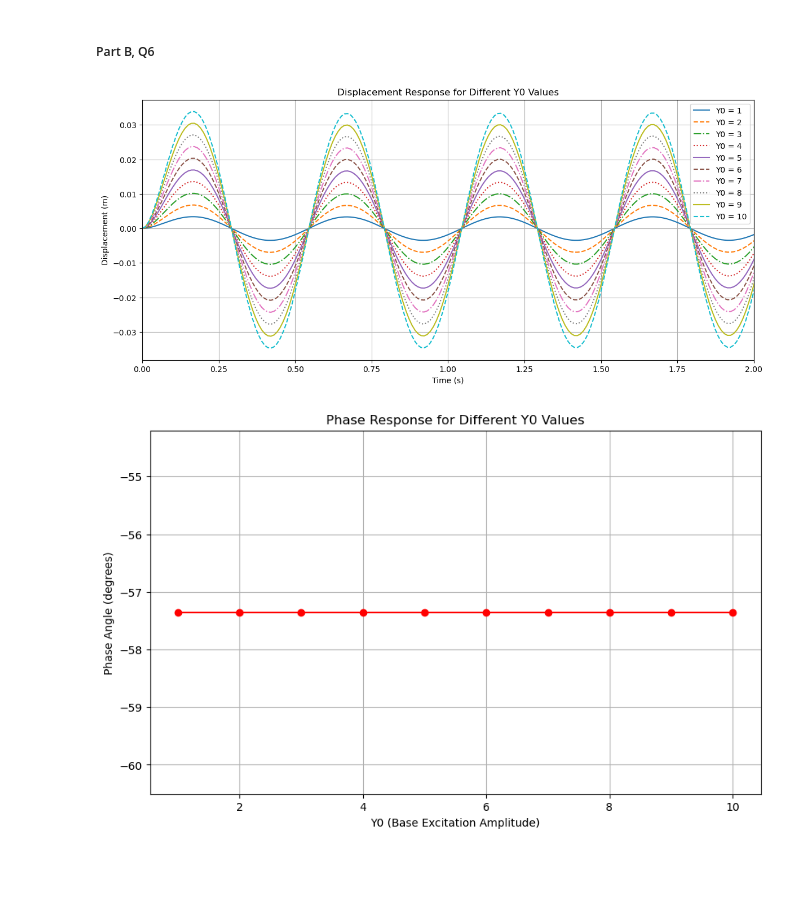
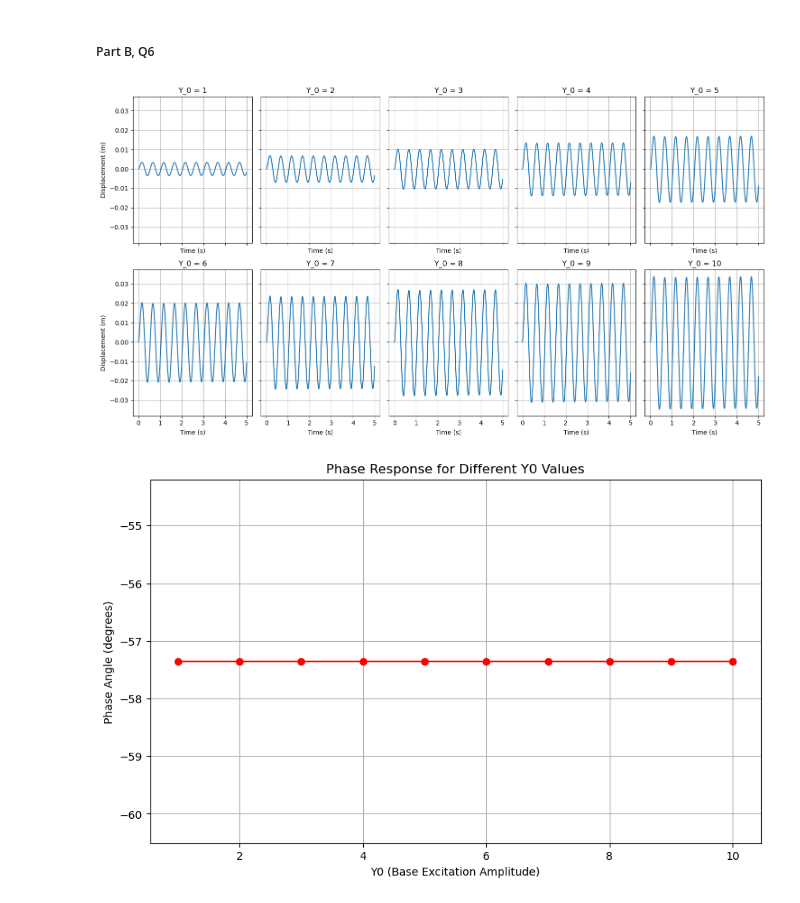
Before and after one commit to Duks31/vibrations, a Jupyter notebook: main.ipynb, the cells around one changed output. Drawn from its saved outputs; the diff is of its cells as text; code cells hidden in the pictures; blank space fills up the shorter version.

```diff
--- a/main.ipynb
+++ b/main.ipynb
@@ -693,46 +817,57 @@ def mass_spring_damper(t, X, Y0, omega, m, c, k):
 # Time range
 t_span = (0, 5)
 time = np.linspace(t_span[0], t_span[1], 500)
 
 # Solve for multiple values of Y0
 Y0_values = np.arange(1, 11)
 displacement_results = []
 phase_results = []
 
 for Y0 in Y0_values:
     X0 = [0, 0]  # initial conditions
     sol = solve_ivp(mass_spring_damper, t_span, X0, args=(Y0, omega, m, c, k), t_eval=time)
     displacement = sol.y[0]  # displacement
 
     # Find phase angle: compare the first peak of the system's response to the excitation Y(t)
     peaks, _ = find_peaks(displacement)  # find peaks in displacement
     if len(peaks) > 0:  # if there's at least one peak
         first_peak_time = time[peaks[0]]  # time of the first peak
         excitation_peak_time = np.pi / omega  # first peak of cos(omega * t) is at pi/omega
         phase_shift = first_peak_time - excitation_peak_time  # time difference
         phase_angle = phase_shift * omega * (180 / np.pi)  # convert to degrees
         phase_results.append(phase_angle)
     else:
         phase_results.append(0)  # no peak means zero phase angle
 
     displacement_results.append(displacement)
 
-# Define different line styles
-linestyles = ['-', '--', '-.', ':', '-', '--', '-.', ':', '-', '--']
+# Create subplots
+num_plots = len(Y0_values)
+cols = 5  # Number of columns in the grid
+rows = (num_plots + cols - 1) // cols  # Calculate number of rows
+fig, axes = plt.subplots(rows, cols, figsize=(15, 8), sharey=True, sharex=True)
 
-# Plot Displacement Response with different line styles
-plt.figure(figsize=(14, 6))
-for i, Y0 in enumerate(Y0_values):
-    plt.plot(time, displacement_results[i], label=f'Y0 = {Y0}', linestyle=linestyles[i % len(linestyles)])
-plt.title('Displacement Response for Different Y0 Values')
-plt.xlabel('Time (s)')
-plt.ylabel('Displacement (m)')
-plt.xlim(0, 2)
-plt.legend()
-plt.grid(True)
+# Plot Displacement Responses in Subplots
+for i, (Y0, displacement) in enumerate(zip(Y0_values, displacement_results)):
+    row, col = divmod(i, cols)  # Determine subplot position
+    ax = axes[row, col] if rows > 1 else axes[col]  # Handle single-row case
+    ax.plot(time, displacement, linestyle='-')
+    ax.set_title(f'Y_0 = {Y0}')
+    ax.set_xlabel('Time (s)')
+    if col == 0:
+        ax.set_ylabel('Displacement (m)')
+    ax.grid(True)
+
+# Remove empty subplots
+for i in range(len(Y0_values), rows * cols):
+    row, col = divmod(i, cols)
+    fig.delaxes(axes[row, col] if rows > 1 else axes[col])
+
+# Final adjustments
+plt.tight_layout()
 plt.show()
 # %% [output]
-[figure, old version]
+[figure, new version]
 # %%
 # Plot Phase Response (no change to line style here, as it's just a single plot)
 plt.figure(figsize=(10, 6))
```
Also changed, not shown: parts of 5 cells of this notebook, 7 other files.
